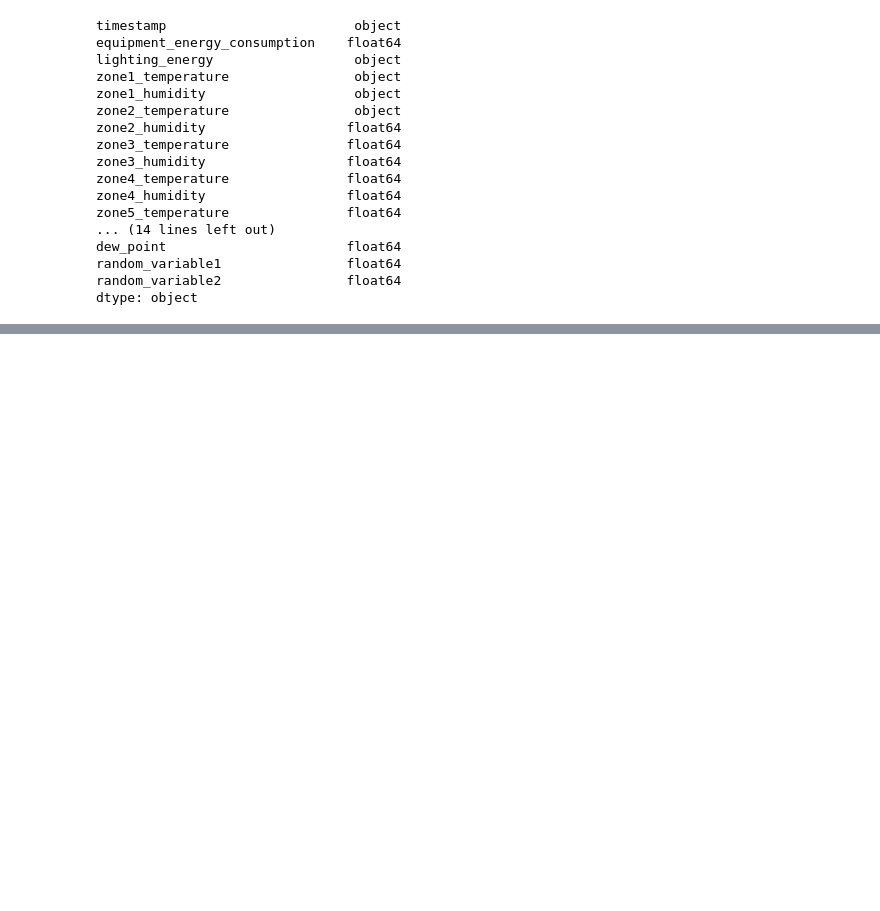
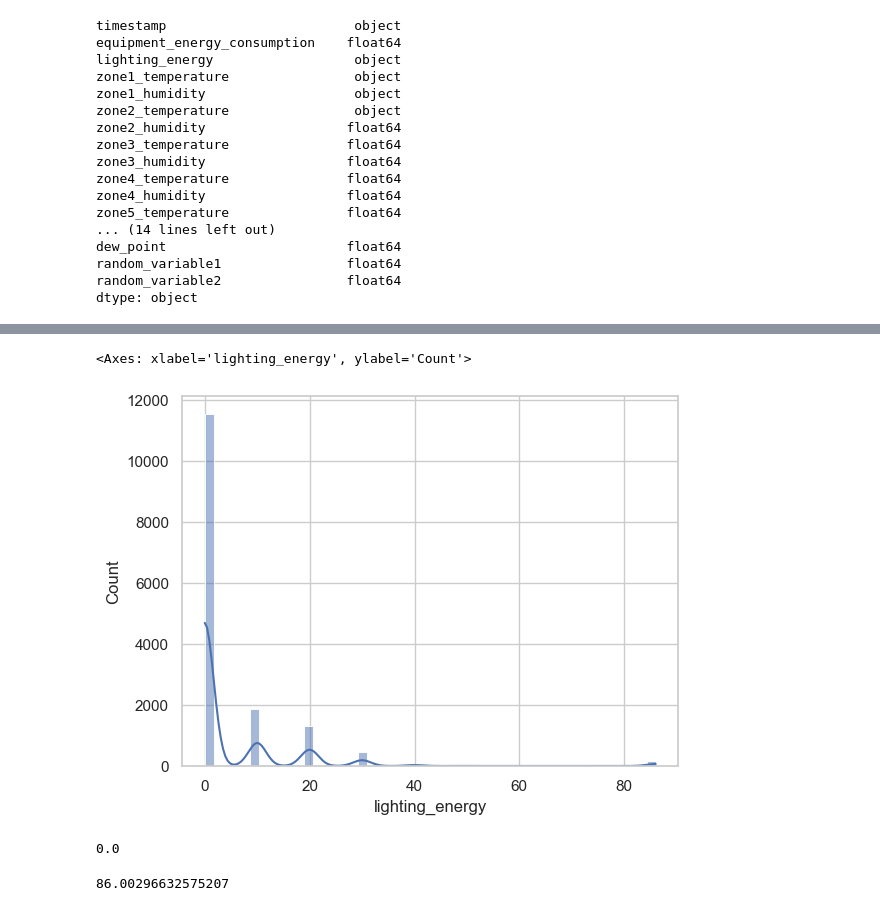
Before and after one commit to smarak96/DS-Intern-Assignment-SmarakPatnaik, a Jupyter notebook: notebook.ipynb, the cells around one changed output, grey strips where cells are left out. Cells and saved outputs as stored; diff of their text form; code cells hidden in the pictures; blank space fills up the shorter version.

```diff
--- a/notebook.ipynb
+++ b/notebook.ipynb
@@ -291,0 +322,4 @@ dtype: object
+# %%
+bad_values = ['check', 'unknown','???','error']
+target_having_strings = cleaned_data_frame2[cleaned_data_frame2['lighting_energy'].isin(bad_values)]
+target_having_strings
@@ -291,0 +351,2 @@ dtype: object
+# %%
+cleaned_data_frame3 = cleaned_data_frame2[~cleaned_data_frame2["lighting_energy"].isin(bad_values)].copy()
@@ -291,0 +364,2 @@ dtype: object
+# %%
+cleaned_data_frame3['lighting_energy'] = pd.to_numeric(cleaned_data_frame3['lighting_energy'])
@@ -291,0 +410,2 @@ dtype: object
+# %%
+cleaned_data_frame4 = cleaned_data_frame3[(cleaned_data_frame3['lighting_energy'] >= 0) | (cleaned_data_frame3['lighting_energy'].isna())].copy()
@@ -291,0 +428,13 @@ dtype: object
+# %%
+sns.histplot(cleaned_data_frame4['lighting_energy'].dropna(), bins=50, kde=True)
+# %% [output]
+<Axes: xlabel='lighting_energy', ylabel='Count'>
+[figure, added]
+# %%
+cleaned_data_frame4['lighting_energy'].min()
+# %% [output]
+0.0
+# %%
+cleaned_data_frame4['lighting_energy'].max()
+# %% [output]
+86.00296632575207
```
Also changed, not shown: parts of 145 cells of this notebook.
